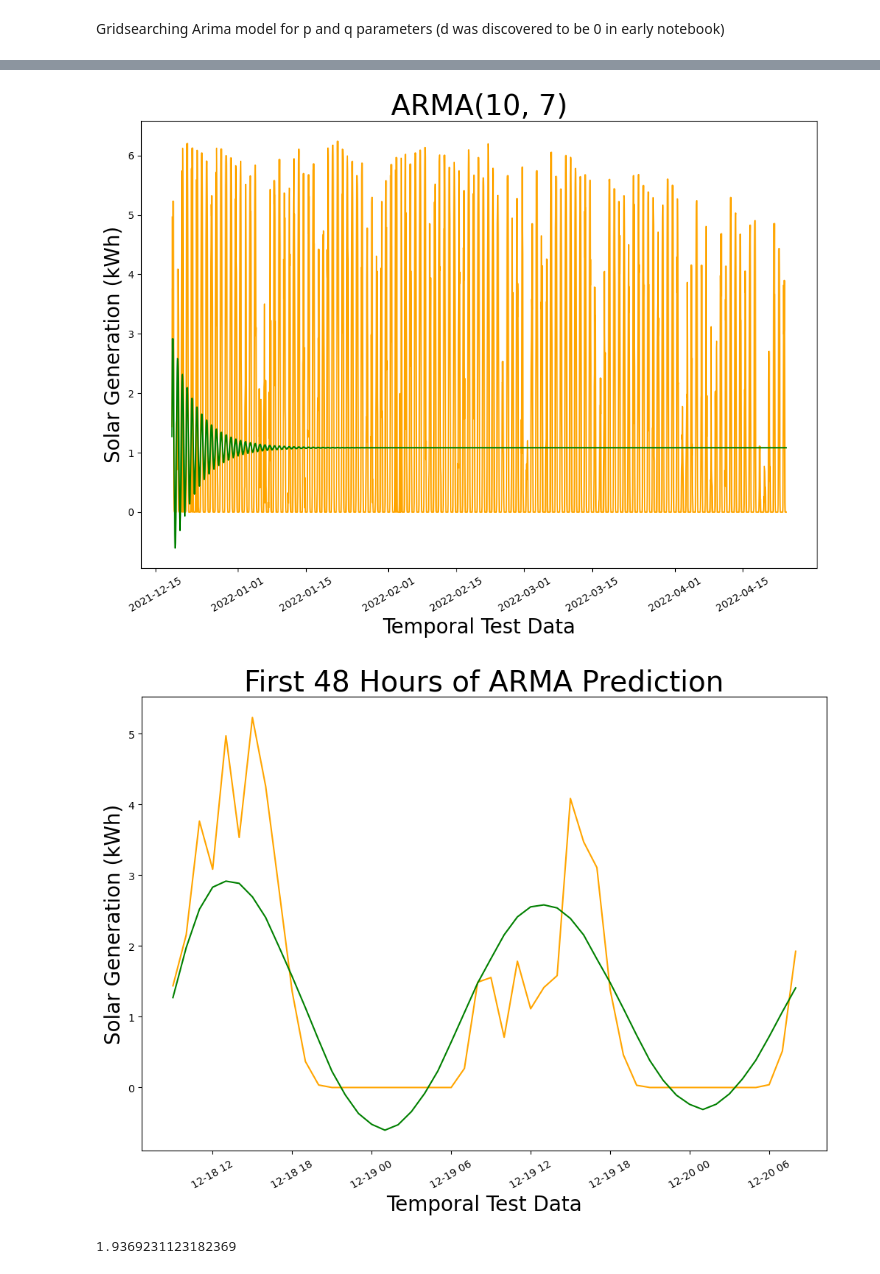
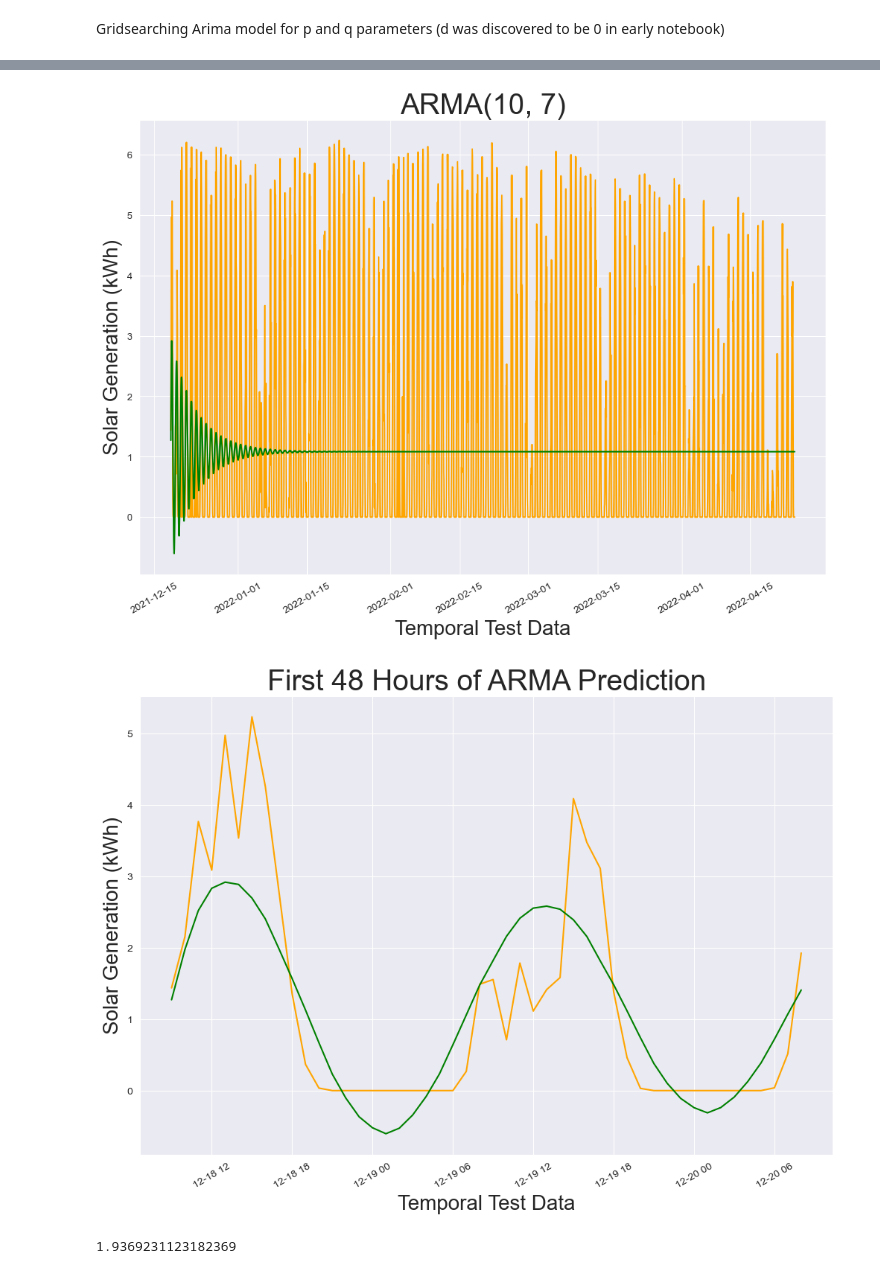
Before and after one commit to jeff-shakes/Solar-Generation-Prediction, a Jupyter notebook: code/03 - Modeling/04 - Modeling.ipynb, the cells around one changed output, grey strips where cells are left out. Drawn from its saved outputs; the diff is of its cells as text; code cells hidden in the pictures.

```diff
--- a/code/03 - Modeling/04 - Modeling.ipynb
+++ b/code/03 - Modeling/04 - Modeling.ipynb
@@ -67,17 +68,19 @@ arima = ARIMA(endog = hourly_train, order = (10, 0, 7))
 model = arima.fit()
 preds = model.predict(start = hourly_test.index[0], end = hourly_test.index[-1])
 # %%
+sns.set_style('darkgrid')
+
 fig, ax = plt.subplots(figsize = (12,8))
 ax.plot(hourly_test.index, hourly_test, color = 'orange')
 ax.plot(hourly_test.index, preds, color = 'green')
 ax.set_xlabel('Temporal Test Data', fontsize = 20)
 for tick in ax.get_xticklabels():
     tick.set_rotation(30)
 ax.set_ylabel('Solar Generation (kWh)', fontsize = 20)
 ax.set_title('ARMA(10, 7)', fontsize = 28);
 plt.savefig('../../images/arma.png')
 # %% [output]
-[figure, old version]
+[figure, new version]
 # %%
 fig, ax = plt.subplots(figsize = (12,8))
 plt.plot(hourly_test.index[:48], hourly_test[:48], color = 'orange')
@@ -89,7 +92,7 @@ ax.set_ylabel('Solar Generation (kWh)', fontsize = 20)
 ax.set_title('First 48 Hours of ARMA Prediction', fontsize = 28);
 plt.savefig('../../images/48hrs_arma.png');
 # %% [output]
-[figure, old version]
+[figure, new version]
 # %%
 mean_squared_error(hourly_test, preds, squared = False)
 # %% [output]
```
Also changed, not shown: parts of 9 cells of this notebook, 18 other files.
